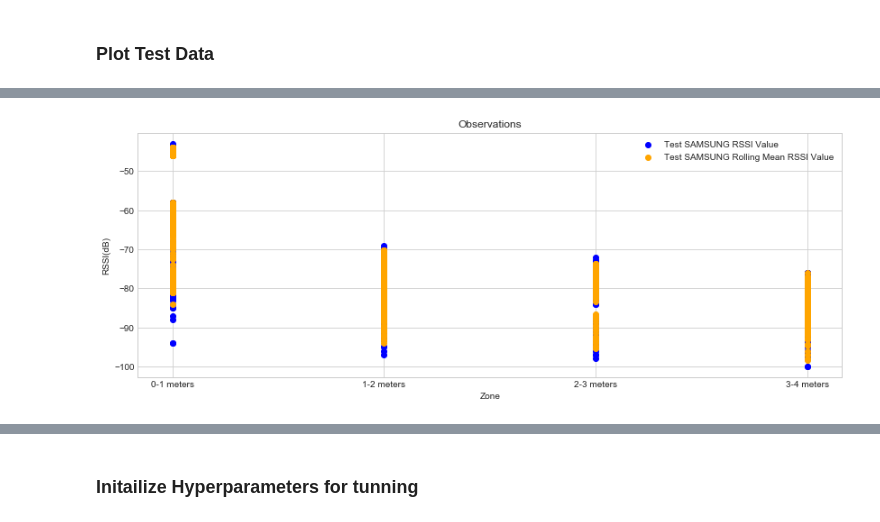
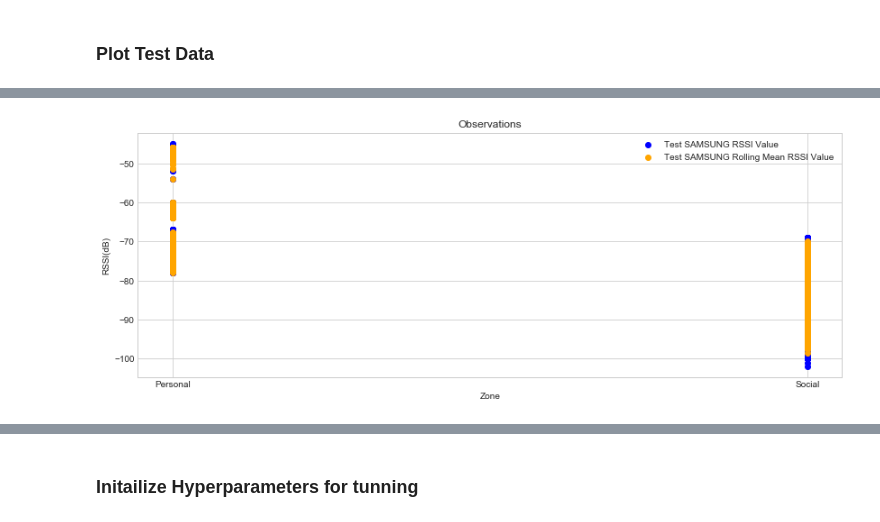
Before and after one commit to rui-pedro-porfirio/IndoorApp, a Jupyter notebook: Server/Notebooks/PROXIMITY/Classification/KNN/BLEProximityClassifierKNNExperiment.ipynb, the cells around one changed output, grey strips where cells are left out. Cells and saved outputs as stored; diff of their text form; code cells hidden in the pictures.

```diff
--- a/Server/Notebooks/PROXIMITY/Classification/KNN/BLEProximityClassifierKNNExperiment.ipynb
+++ b/Server/Notebooks/PROXIMITY/Classification/KNN/BLEProximityClassifierKNNExperiment.ipynb
@@ -117,11 +117,11 @@ plt.show()
 # %%
-test_dataset_my_device = load_file('../../dataset_test.csv')
-positions = test_dataset_my_device['coordinate_Y']
-test_dataset_my_device['distance'] = positions
-replace_features_nan(test_dataset_my_device)
-display(test_dataset_my_device)
-display(test_dataset_my_device.shape)
-test_dataset_my_device.hist(bins=50,figsize=(12,6))
+test_dataset_home_big = load_file('../../dataset_test_home_big.csv')
+positions = test_dataset_home_big['coordinate_Y']
+test_dataset_home_big['distance'] = positions
+replace_features_nan(test_dataset_home_big)
+display(test_dataset_home_big)
+display(test_dataset_home_big.shape)
+test_dataset_home_big.hist(bins=50,figsize=(12,6))
 plt.show()
 # %% [output]
 |  | coordinate_X | coordinate_Y | rssi_Value | rolling_mean_rssi | zone | distance |
@@ -377,12 +435,12 @@ After One Hot Encoder
 # %%
-categorical_zone = test_dataset_my_device[['zone']]
+categorical_zone = test_dataset_home_big[['zone']]
 print("Previous Categorical Data")
 display(categorical_zone)
 test_changed = compute_encoder(categorical_zone,1)
 print("After One Hot Encoder")
-test_dataset_my_device['labels'] = test_changed
-test_Y_my_device = test_dataset_my_device['labels'].values.reshape(-1,1)
-display(test_Y_my_device.shape)
+test_dataset_home_big['labels'] = test_changed
+test_Y_home_big = test_dataset_home_big['labels'].values.reshape(-1,1)
+display(test_Y_home_big.shape)
 # %% [output]
 Previous Categorical Data
 |  | zone |
@@ -498,11 +642,11 @@ plt.show()
 # %%
 plt.figure(figsize=(14,5))
-plt.scatter(test_dataset_my_device['zone'],test_dataset_my_device['rssi_Value'],label='Test SAMSUNG RSSI Value',color='blue')
-plt.scatter(test_dataset_my_device['zone'],test_dataset_my_device['rolling_mean_rssi'],label='Test SAMSUNG Rolling Mean RSSI Value',color='orange')
+plt.scatter(test_dataset_home_big['zone'],test_dataset_home_big['rssi_Value'],label='Test SAMSUNG RSSI Value',color='blue')
+plt.scatter(test_dataset_home_big['zone'],test_dataset_home_big['rolling_mean_rssi'],label='Test SAMSUNG Rolling Mean RSSI Value',color='orange')
 plt.title('Observations')
 plt.xlabel('Zone')
 plt.ylabel('RSSI(dB)')
 plt.legend(loc='upper right');
 plt.show()
 # %% [output]
-[figure, old version]
+[figure, new version]
```
Also changed, not shown: parts of 64 cells of this notebook, 8 other files.
